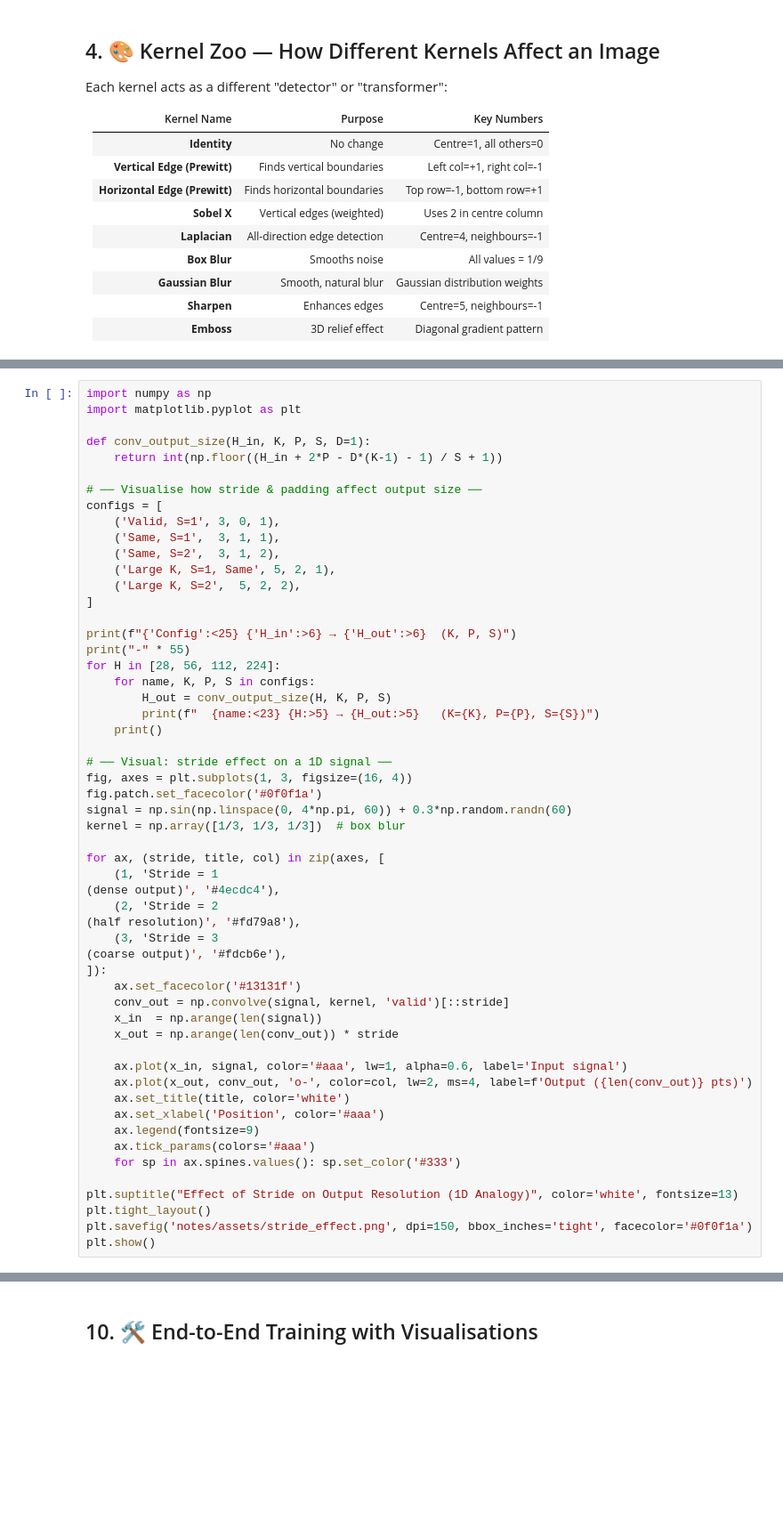
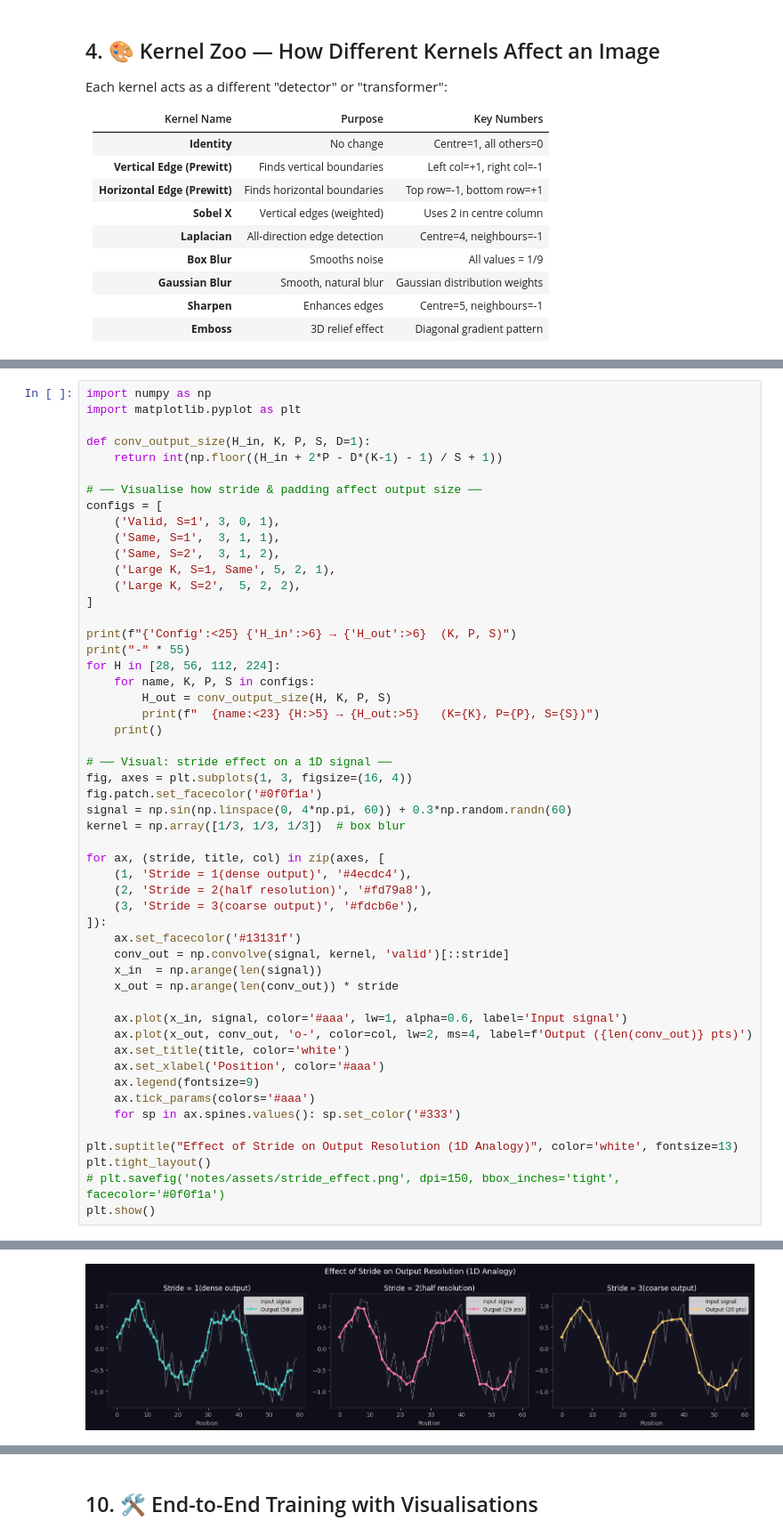
Before and after one commit to Lmalviya/deeplearning, a Jupyter notebook: notes/07_cnn_complete.ipynb, the cells around one changed output, grey strips where cells are left out. Shown at 89% size. Cells and saved outputs as stored; diff of their text form; blank space fills up the shorter version.

```diff
--- a/notes/07_cnn_complete.ipynb
+++ b/notes/07_cnn_complete.ipynb
@@ -327,12 +368,9 @@ signal = np.sin(np.linspace(0, 4*np.pi, 60)) + 0.3*np.random.randn(60)
 kernel = np.array([1/3, 1/3, 1/3])  # box blur
 
 for ax, (stride, title, col) in zip(axes, [
-    (1, 'Stride = 1
-(dense output)', '#4ecdc4'),
-    (2, 'Stride = 2
-(half resolution)', '#fd79a8'),
-    (3, 'Stride = 3
-(coarse output)', '#fdcb6e'),
+    (1, 'Stride = 1(dense output)', '#4ecdc4'),
+    (2, 'Stride = 2(half resolution)', '#fd79a8'),
+    (3, 'Stride = 3(coarse output)', '#fdcb6e'),
 ]):
     ax.set_facecolor('#13131f')
     conv_out = np.convolve(signal, kernel, 'valid')[::stride]
@@ -349,5 +387,6 @@ for ax, (stride, title, col) in zip(axes, [
 
 plt.suptitle("Effect of Stride on Output Resolution (1D Analogy)", color='white', fontsize=13)
 plt.tight_layout()
-plt.savefig('notes/assets/stride_effect.png', dpi=150, bbox_inches='tight', facecolor='#0f0f1a')
+# plt.savefig('notes/assets/stride_effect.png', dpi=150, bbox_inches='tight', facecolor='#0f0f1a')
 plt.show()
+# %% [output]
@@ -353,0 +410 @@ plt.show()
+[figure, added]
```
Also changed, not shown: parts of 24 cells of this notebook, 21 other files.
